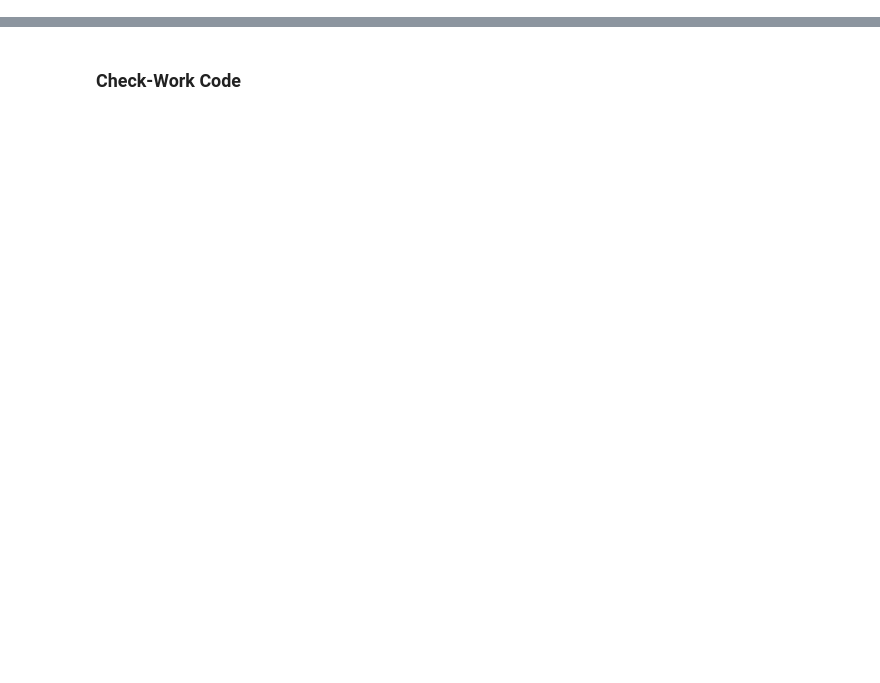
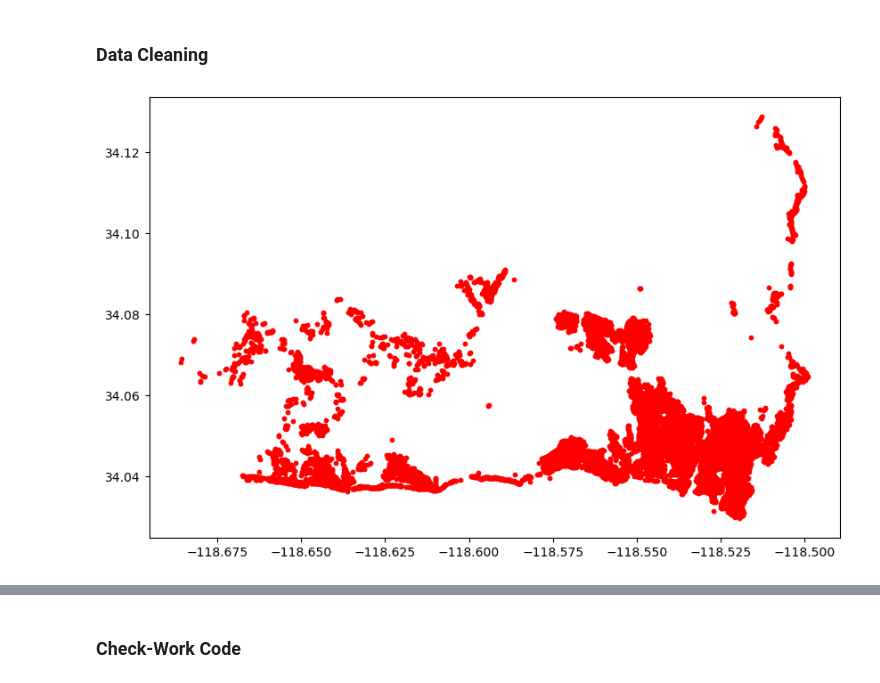
Before and after one commit to brynnwoolley/CEE-554-Term-Project, a Jupyter notebook: Data_Cleaning.ipynb, the cells around one changed output, grey strips where cells are left out. Cells and saved outputs as stored; diff of their text form; code cells hidden in the pictures; blank space fills up the shorter version.

Commit message:
labeled-damage-data

```diff
--- a/Data_Cleaning.ipynb
+++ b/Data_Cleaning.ipynb
@@ -13,3 +10,5 @@ from folium.plugins import MarkerCluster
+# %% [markdown]
+### Data Cleaning
 # %%
 ###     Load Population Data    ###
 folder_path = "Data/Palisades-Population"
@@ -42,31 +41,35 @@ df_damage = df_damage[df_damage['Incident Name'] == 'Palisades']
 columns_to_keep = ['OBJECTID', 'Damage', 'City', 'Incident Start Date', 'Structure Type',
                    'Year Built (parcel)', 'Latitude', 'Longitude']
 df_damage = df_damage[columns_to_keep]
 
 df_damage['geometry'] = df_damage.apply(lambda row: Point(row['Longitude'], row['Latitude']), axis=1)
 gdf_damage = gpd.GeoDataFrame(df_damage, geometry='geometry')
 gdf_damage = gdf_damage.set_crs(epsg=4326, inplace=True)
+fig, ax = plt.subplots(figsize=(10, 10))
+gdf_damage.plot(ax=ax, color='red', markersize=10, label='Damage Points')
 
 # Reproject to EPSG:3857 (meters)
 gdf_damage_proj = gdf_damage.to_crs(epsg=3857)
 gdf_pop_proj = gdf_pop.to_crs(epsg=3857)
 
 # Get total bounding box of all damage points
 minx, miny, maxx, maxy = gdf_damage_proj.total_bounds
 
 # Expand bounding box by 2km in all directions
 buffer_meters = 2000
 minx -= buffer_meters
 miny -= buffer_meters
 maxx += buffer_meters
 maxy += buffer_meters
 
 # Create expanded bounding box geometry
 bounding_box = box(minx, miny, maxx, maxy)
 
 # Filter population points within bounding box
 gdf_pop_filtered = gdf_pop_proj[gdf_pop_proj.geometry.within(bounding_box)]
 
 # Reproject back to EPSG:4326 if needed
 gdf_pop = gdf_pop_filtered.to_crs(epsg=4326)
-# 1m 37.9s
+# 1m 40s <-- ~how long it takes this cell to run -b
+# %% [output]
+[figure, added]
```
Also changed, not shown: parts of 4 cells of this notebook, 4 other files.
